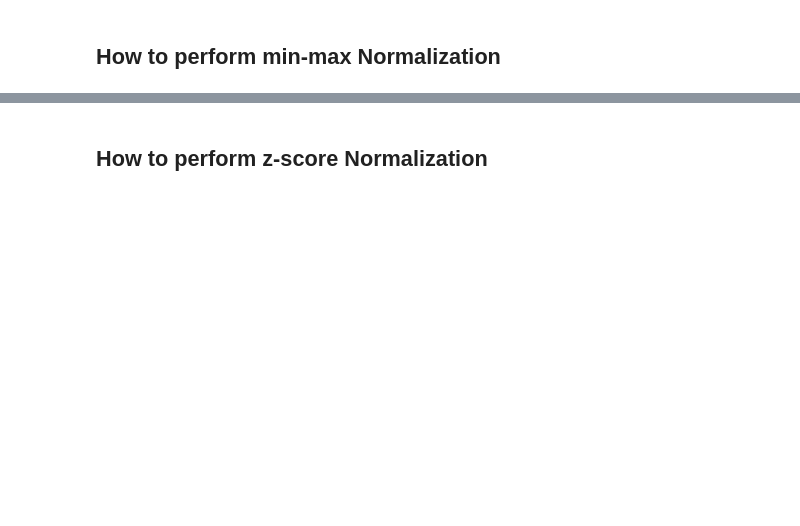
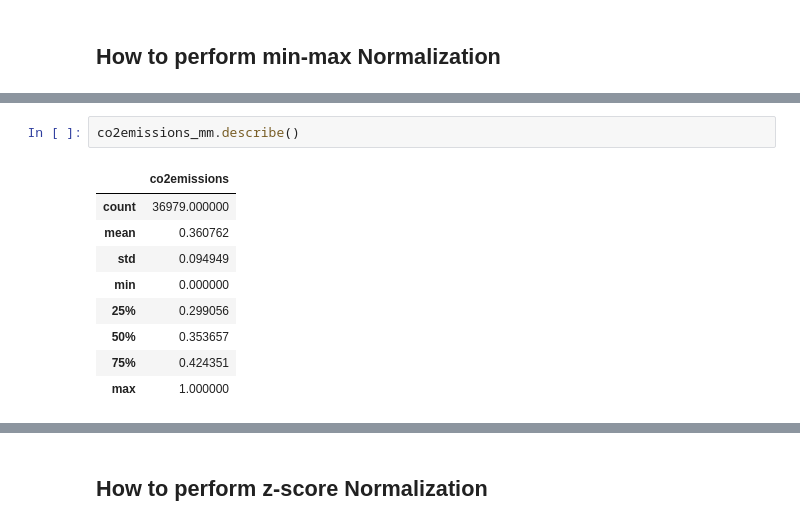
Before and after one commit to davidedesi/profile, a Jupyter notebook: data_science_projects/Ex_Files_ML_with_Python_Foundations/Exercise Files/04/04_04b.ipynb, the cells around one changed output, grey strips where cells are left out. Saved outputs shown, nothing was run; the diff lists cells and outputs as text; blank space fills up the shorter version.

```diff
--- a/data_science_projects/Ex_Files_ML_with_Python_Foundations/Exercise Files/04/04_04b.ipynb
+++ b/data_science_projects/Ex_Files_ML_with_Python_Foundations/Exercise Files/04/04_04b.ipynb
@@ -20,3 +72,15 @@ vehicles[['co2emissions']].plot(kind = 'hist',
+# %%
+co2emissions_mm.describe()
+# %% [output]
+|  | co2emissions |
+| count | 36979.000000 |
+| mean | 0.360762 |
+| std | 0.094949 |
+| min | 0.000000 |
+| 25% | 0.299056 |
+| 50% | 0.353657 |
+| 75% | 0.424351 |
+| max | 1.000000 |
 # %%
 co2emissions_mm.plot(kind = 'hist',
                      bins = 20,
```
Also changed, not shown: parts of 10 cells of this notebook.
